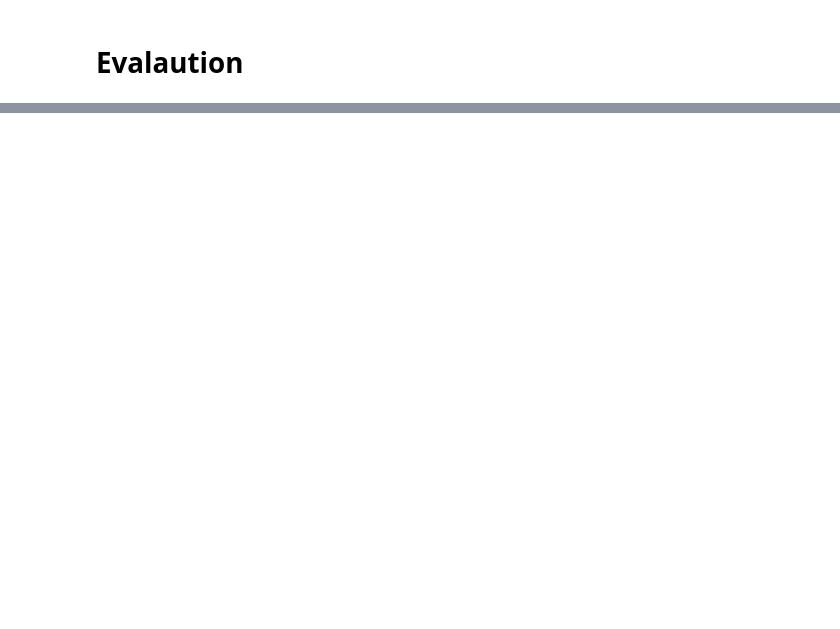
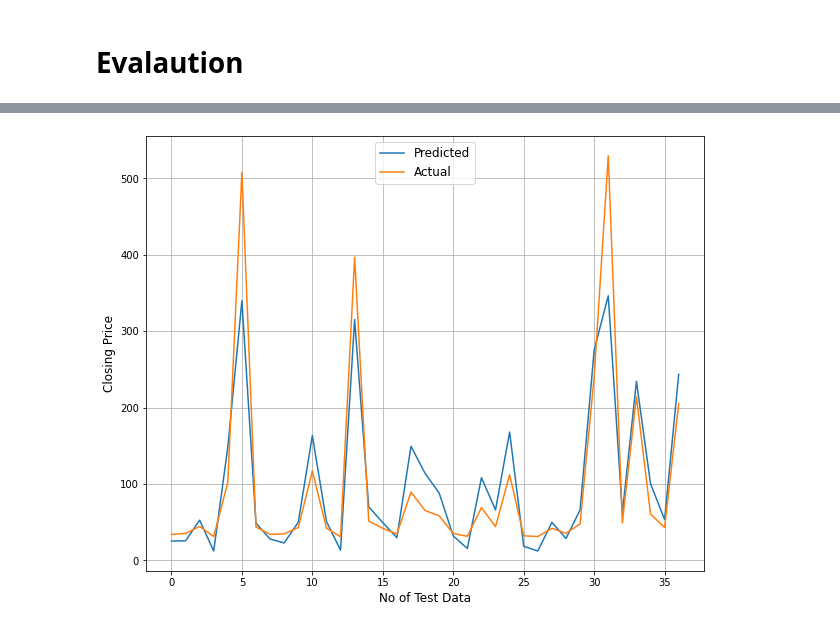
Before and after one commit to Vinitladse/YES-BANK-STOCK-CLOSING-PRICE-PREDICTION, a Jupyter notebook: YES_BANK_STOCK_CLOSING_PRICE_PREDICTION.ipynb, the cells around one changed output, grey strips where cells are left out. Saved outputs shown, nothing was run; the diff lists cells and outputs as text; code cells hidden in the pictures; blank space fills up the shorter version.

```diff
--- a/YES_BANK_STOCK_CLOSING_PRICE_PREDICTION.ipynb
+++ b/YES_BANK_STOCK_CLOSING_PRICE_PREDICTION.ipynb
@@ -494,0 +541,11 @@ y_pred_lasso
+# %%
+# Actual price vs predicted price for lasso regression ploting
+plt.figure(figsize= (10,8))
+plt.plot(10**(np.array(y_test)))
+plt.plot(10**(y_pred_lasso))
+plt.legend(['Predicted', 'Actual'], fontsize = 12)
+plt.xlabel('No of Test Data', fontsize= 12)
+plt.ylabel('Closing Price', fontsize = 12)
+plt.grid()
+# %% [output]
+[figure, added]
```
Also changed, not shown: parts of 10 cells of this notebook.
